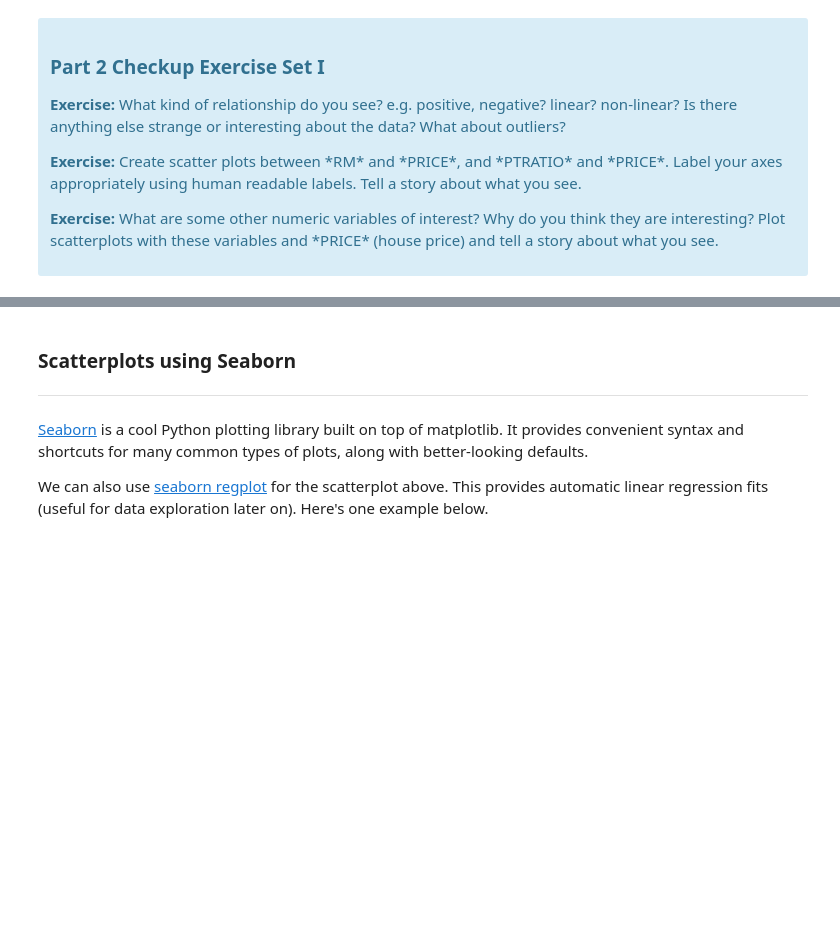
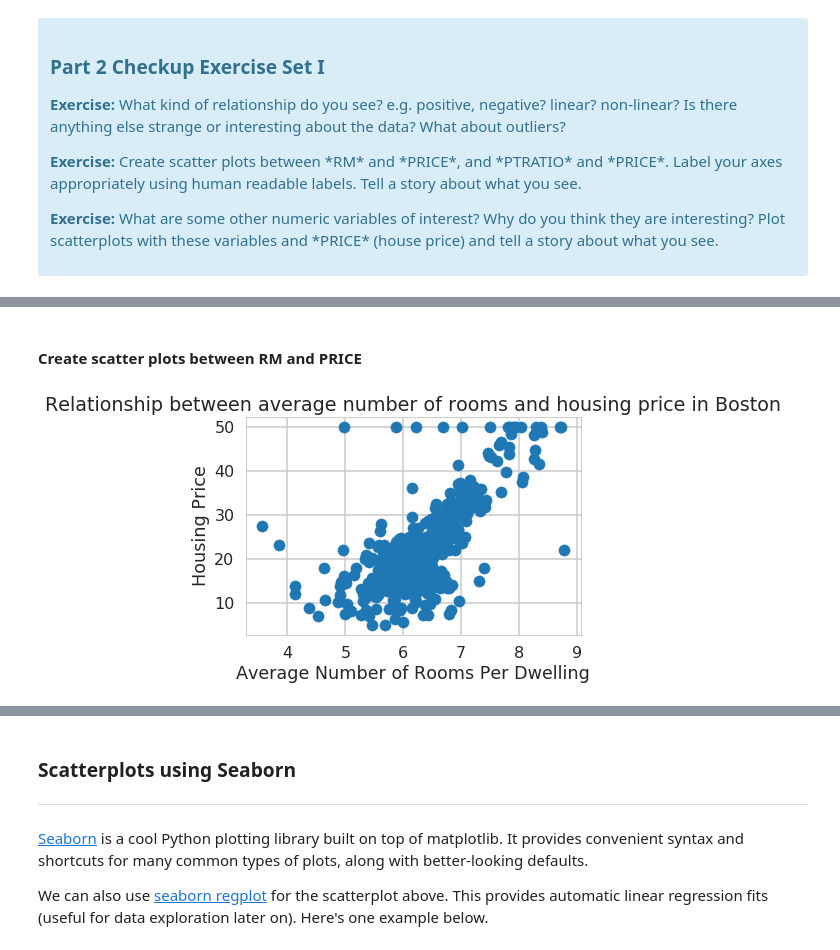
Before and after one commit to HuongIvyNguyen/springboard_datascience, a Jupyter notebook: mini_project7/Mini_Project_Linear_Regression.ipynb, the cells around one changed output, grey strips where cells are left out. Drawn from its saved outputs; the diff is of its cells as text; code cells hidden in the pictures; blank space fills up the shorter version.

```diff
--- a/mini_project7/Mini_Project_Linear_Regression.ipynb
+++ b/mini_project7/Mini_Project_Linear_Regression.ipynb
@@ -226,0 +283,10 @@ plt.title("Relationship between CRIM and Price")
+# %% [markdown]
+#### Create scatter plots between RM and PRICE
+# %%
+plt.scatter('RM', 'PRICE', data=bos)
+plt.xlabel('Average Number of Rooms Per Dwelling')
+plt.ylabel('Housing Price')
+plt.title('Relationship between average number of rooms and housing price in Boston')
+plt.show()
+# %% [output]
+[figure, added]
```
Also changed, not shown: parts of 20 cells of this notebook.
